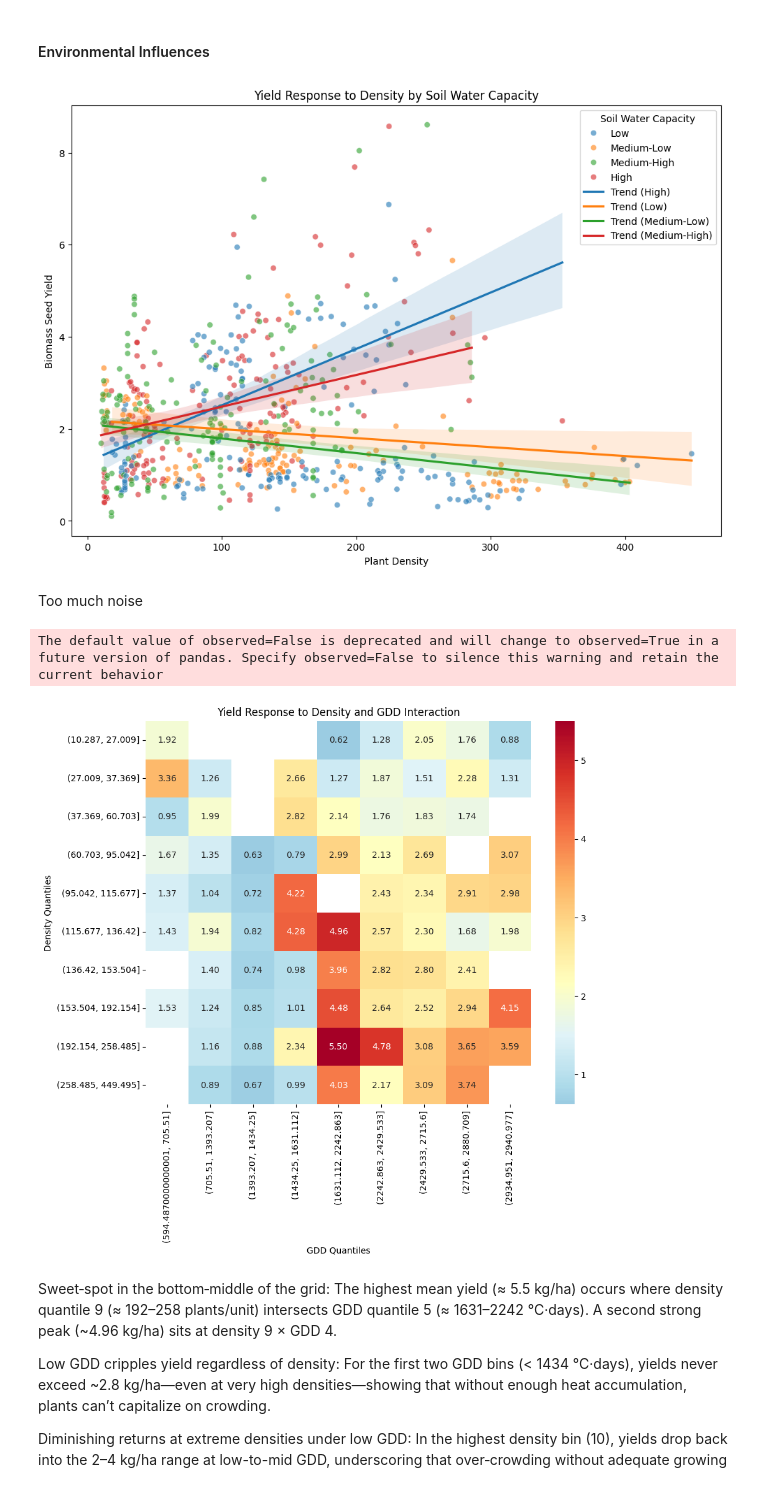
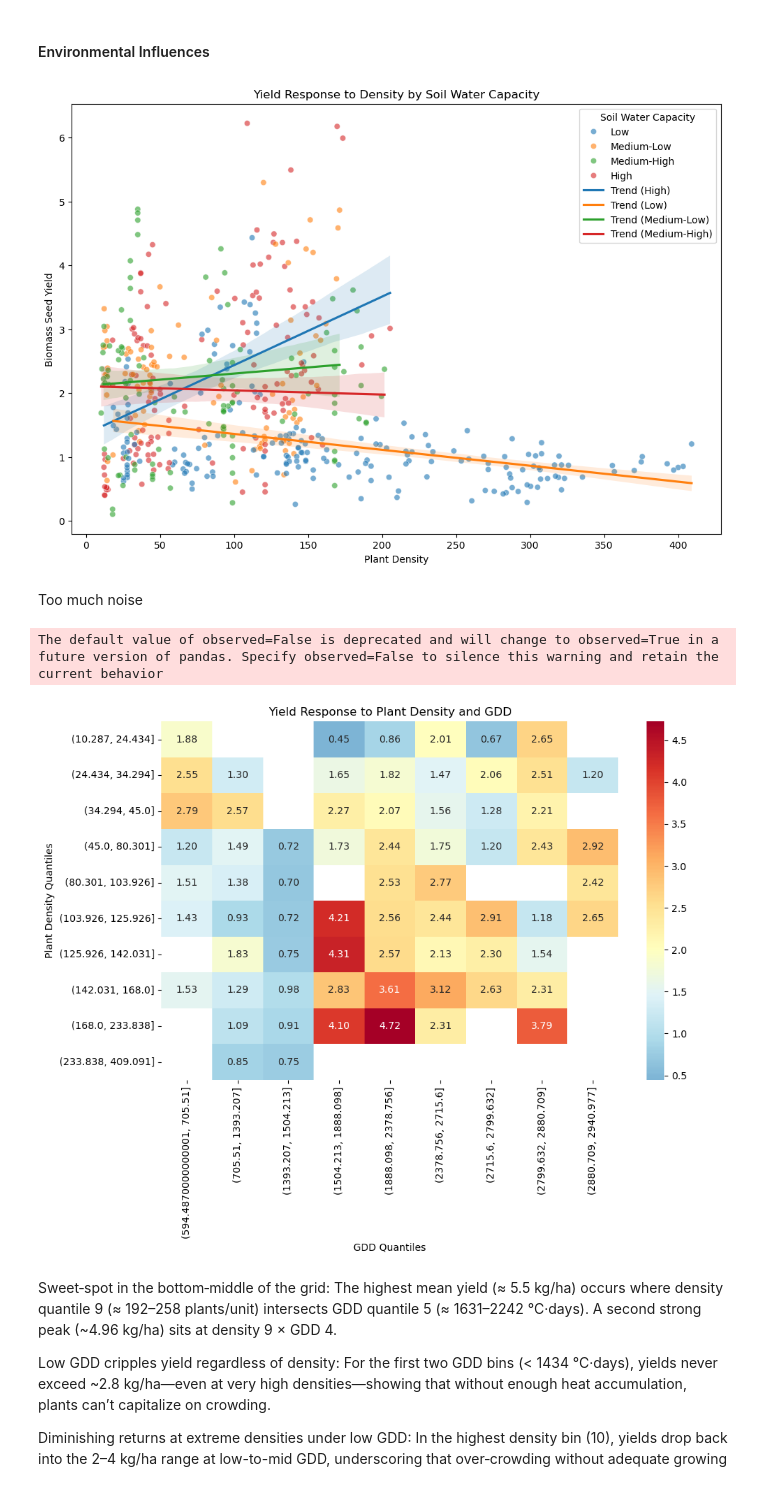
Before and after one commit to kabsmeiou/plant-density, a Jupyter notebook: ed_eda.ipynb, the cells around one changed output. Saved outputs shown, nothing was run; the diff lists cells and outputs as text; code cells hidden in the pictures.

```diff
--- a/ed_eda.ipynb
+++ b/ed_eda.ipynb
@@ -6,6 +6,7 @@ import numpy as np
 from scipy import stats
 # %%
 df = pd.read_csv('engineered_data.csv')
+df = df[df['crop_type'] == 'IC']
 # %%
 df.describe()
 # %% [output]
@@ -508,34 +502,39 @@ plt.ylabel('Biomass Seed Yield')
 plt.legend(title='Soil Water Capacity')
 plt.show()
 # %% [output]
-[figure, old version]
+[figure, new version]
 # %% [markdown]
 Too much noise
 # %%
-# Create GDD categories
+# Create GDD categories (for other uses, optional here)
 df['gdd_category'] = pd.qcut(df['GDD'], q=4,
-                            labels=['Low', 'Medium-Low', 'Medium-High', 'High'])
+                             labels=['Low', 'Medium-Low', 'Medium-High', 'High'])
 
 # Create a 2D heatmap of density vs GDD effect on yield
-pivot_gdd = df.pivot_table(values='biomass_seed',
-                          index=pd.qcut(df['plant_density'], q=10),
-                          columns=pd.qcut(df['GDD'], q=10),
-                          aggfunc='mean')
+pivot_gdd = df.pivot_table(
+    values='biomass_seed',
+    index=pd.qcut(df['plant_density'], q=10, duplicates='drop'),
+    columns=pd.qcut(df['GDD'], q=10, duplicates='drop'),
+    aggfunc='mean'
+)
 
 plt.figure(figsize=(10, 8))
-sns.heatmap(pivot_gdd,
-            cmap='RdYlBu_r',
-            center=pivot_gdd.mean().mean(),
-            annot=True,
-            fmt='.2f')
+sns.heatmap(
+    pivot_gdd,
+    cmap='RdYlBu_r',
+    center=pivot_gdd.mean().mean(),
+    annot=True,
+    fmt='.2f'
+)
 
-plt.title('Yield Response to Density and GDD Interaction')
+plt.title('Yield Response to Plant Density and GDD')
 plt.xlabel('GDD Quantiles')
-plt.ylabel('Density Quantiles')
+plt.ylabel('Plant Density Quantiles')
+plt.tight_layout()
 plt.show()
 # %% [output]
 The default value of observed=False is deprecated and will change to observed=True in a future version of pandas. Specify observed=False to silence this warning and retain the current behavior
-[figure, old version]
+[figure, new version]
 # %% [markdown]
 Sweet‐spot in the bottom‐middle of the grid: The highest mean yield (≈ 5.5 kg/ha) occurs where density quantile 9 (≈ 192–258 plants/unit) intersects GDD quantile 5 (≈ 1631–2242 °C·days). A second strong peak (~4.96 kg/ha) sits at density 9 × GDD 4.
 
```
Also changed, not shown: parts of 45 cells of this notebook, 6 other files.
